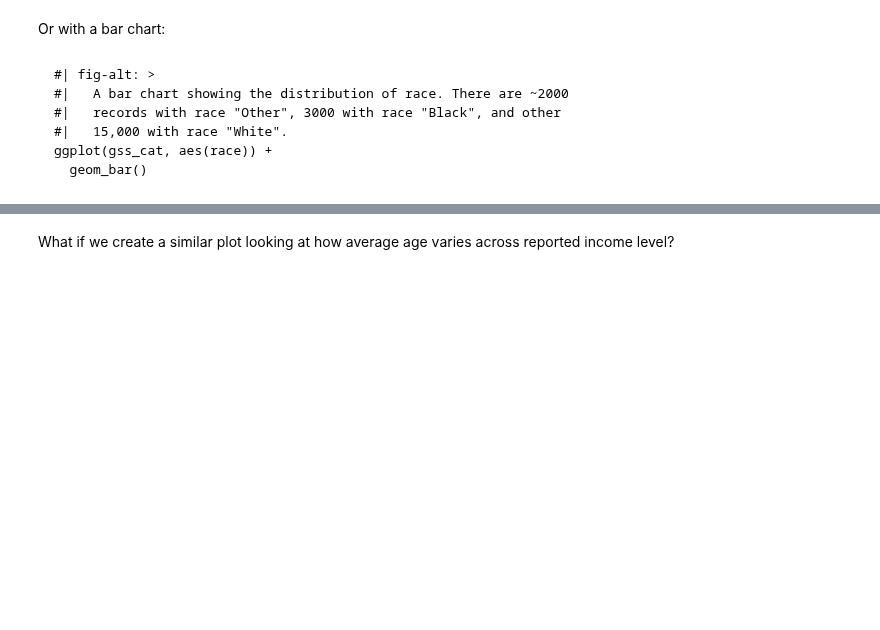
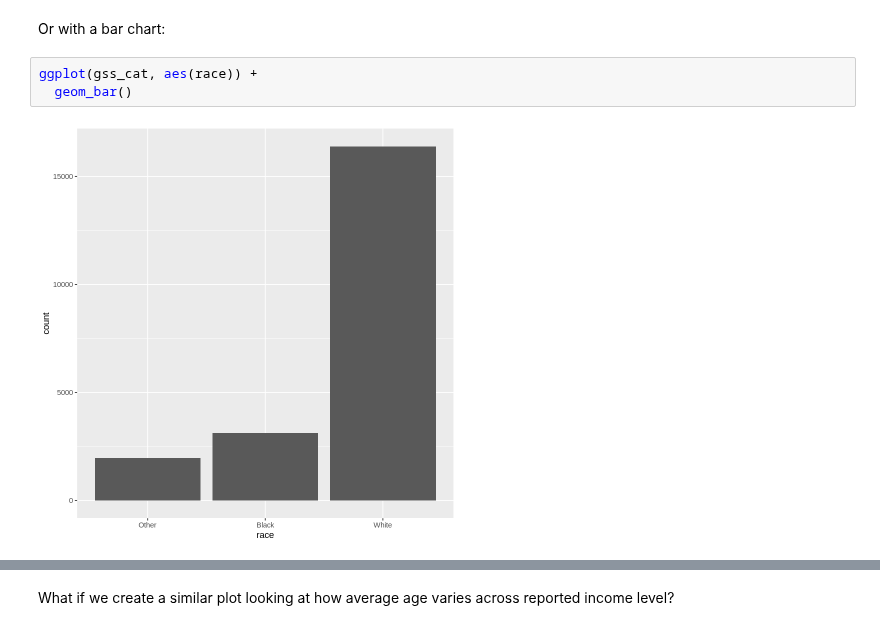
Before and after one commit to fralfaro/r4ds-book, a Jupyter notebook: docs/15_factors.ipynb, the cells around one changed output, grey strips where cells are left out. Saved outputs shown, nothing was run; the diff lists cells and outputs as text; blank space fills up the shorter version.

````diff
--- a/docs/15_factors.ipynb
+++ b/docs/15_factors.ipynb
@@ -145,13 +167,8 @@ gss_cat |>
 # %% [markdown]
 
 Or with a bar chart:
-# %% [markdown]
-
-```{r}
-#| fig-alt: >
-#|   A bar chart showing the distribution of race. There are ~2000
-#|   records with race "Other", 3000 with race "Black", and other
-#|   15,000 with race "White".
-ggplot(gss_cat, aes(race)) +
-  geom_bar()
-```
+# %%
+ggplot(gss_cat, aes(race)) +
+  geom_bar()
+# %% [output]
+[figure, added]
````
Also changed, not shown: parts of 84 cells of this notebook.
